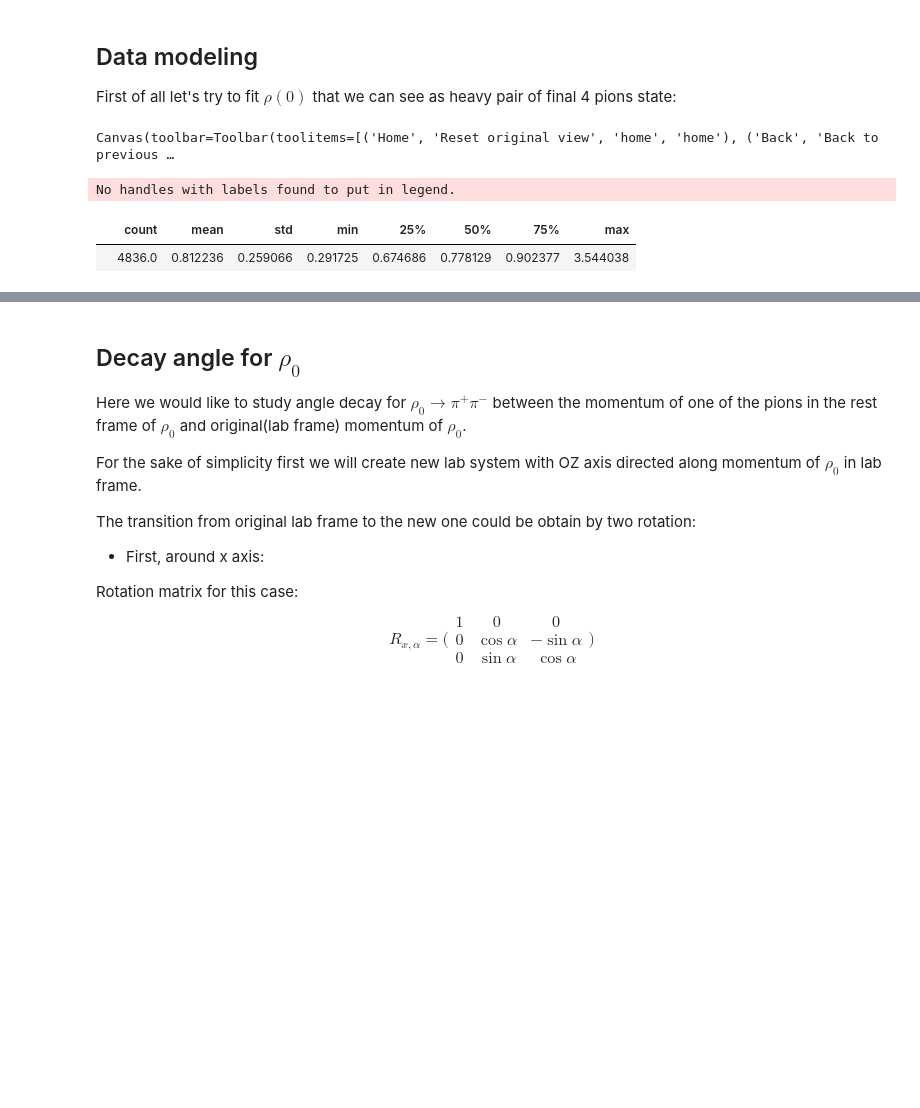
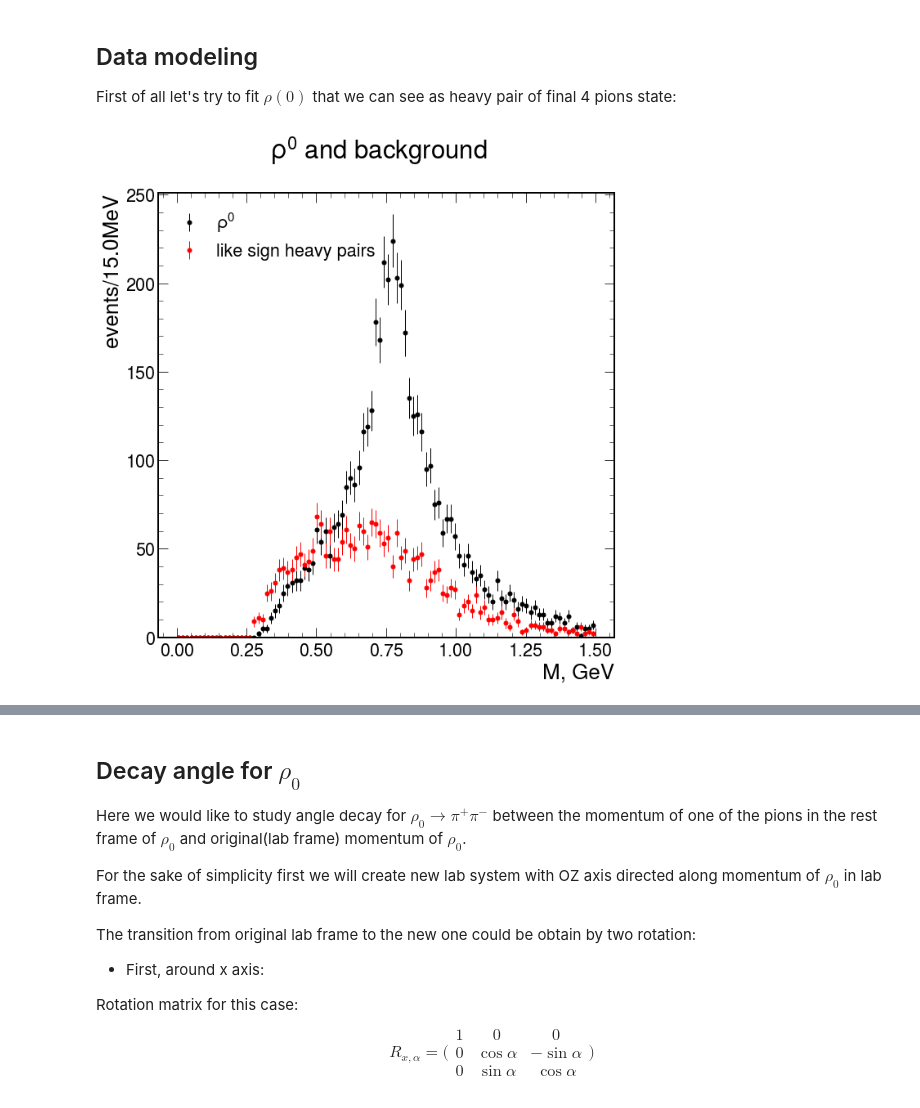
Before and after one commit to bdrum/cern-physics, a Jupyter notebook: notebooks/4TracksAnalysis.ipynb, the cells around one changed output, grey strips where cells are left out. Saved outputs shown, nothing was run; the diff lists cells and outputs as text; code cells hidden in the pictures; blank space fills up the shorter version.

```diff
--- a/notebooks/4TracksAnalysis.ipynb
+++ b/notebooks/4TracksAnalysis.ipynb
@@ -329,6 +331,14 @@ pair2 = pairs.MakePair(PosSecTrack, NegSecTrack)
 pair3 = pairs.MakePair(PosFirstTrack, NegSecTrack)
 pair4 = pairs.MakePair(PosSecTrack, NegFirstTrack)
 
+## background
+pair_bckg_pos = pairs.MakePair(PosFirstTrack, PosSecTrack)
+pair_bckg_neg = pairs.MakePair(NegFirstTrack, NegSecTrack)
+heavy_pairs_bckg = pd.concat([mass_events(pair_bckg_pos), mass_events(pair_bckg_neg)], axis=1).max(axis=1)
+rho_bckg_pos = mass_events(pair_bckg_pos)
+rho_bckg_neg = mass_events(pair_bckg_neg)
+# rho_bckg = pd.concat([mass_events(pair_bckg_pos), mass_events(pair_bckg_neg)])
+
 # total pairs masses
 heavy_pairs_1comb = pd.concat([mass_events(pair1), mass_events(pair2)], axis=1).max(axis=1)
 light_pairs_1comb = pd.concat([mass_events(pair1), mass_events(pair2)], axis=1).min(axis=1)
@@ -391,18 +401,14 @@ No handles with labels found to put in legend.
 # %% [markdown]
 ## Data modeling
 First of all let's try to fit $\rho(0)$ that we can see as heavy pair of final 4 pions state:
-# %%
-from FourTracks.vis import ErrorHist
-# %matplotlib widget
-
-ErrorHist.DrawErrorHist(total_heavy_pairs_masses, bins=100, range=(0,1.5), title=r'$\rho^0$', x_label='M, GeV', y_label='events', label ='' , color='black')
-
-# total_heavy_pairs_masses.describe()
-# %% [output]
-Canvas(toolbar=Toolbar(toolitems=[('Home', 'Reset original view', 'home', 'home'), ('Back', 'Back to previous …
-No handles with labels found to put in legend.
-|  | count | mean | std | min | 25% | 50% | 75% | max |
-|  | 4836.0 | 0.812236 | 0.259066 | 0.291725 | 0.674686 | 0.778129 | 0.902377 | 3.544038 |
+# %%
+ErrorHist.DrawErrorHists([total_heavy_pairs_masses, heavy_pairs_bckg], bins=100, range=(0,1.5), title=r'$\rho^0$ and background', x_label=['M, GeV', 'M, GeV'], y_label=['events','events'], label =[r'$\rho^0$', 'like sign heavy pairs '] , color=['black', 'red'])
+
+total_heavy_pairs_masses.to_csv(r"D:\GoogleDrive\Job\cern\Alice\analysis\data\RhoPrime\2015\heavy_pair_mass.csv")
+
+mass_after_all_cuts.to_csv(r"D:\GoogleDrive\Job\cern\Alice\analysis\data\RhoPrime\2015\4pi_mass.csv")
+# %% [output]
+[figure, added]
 # %%
 from lmfit import Model
 from lmfit.models import BreitWignerModel, LinearModel, GaussianModel, ConstantModel, PolynomialModel
```
Also changed, not shown: parts of 12 cells of this notebook, 21 other files.
